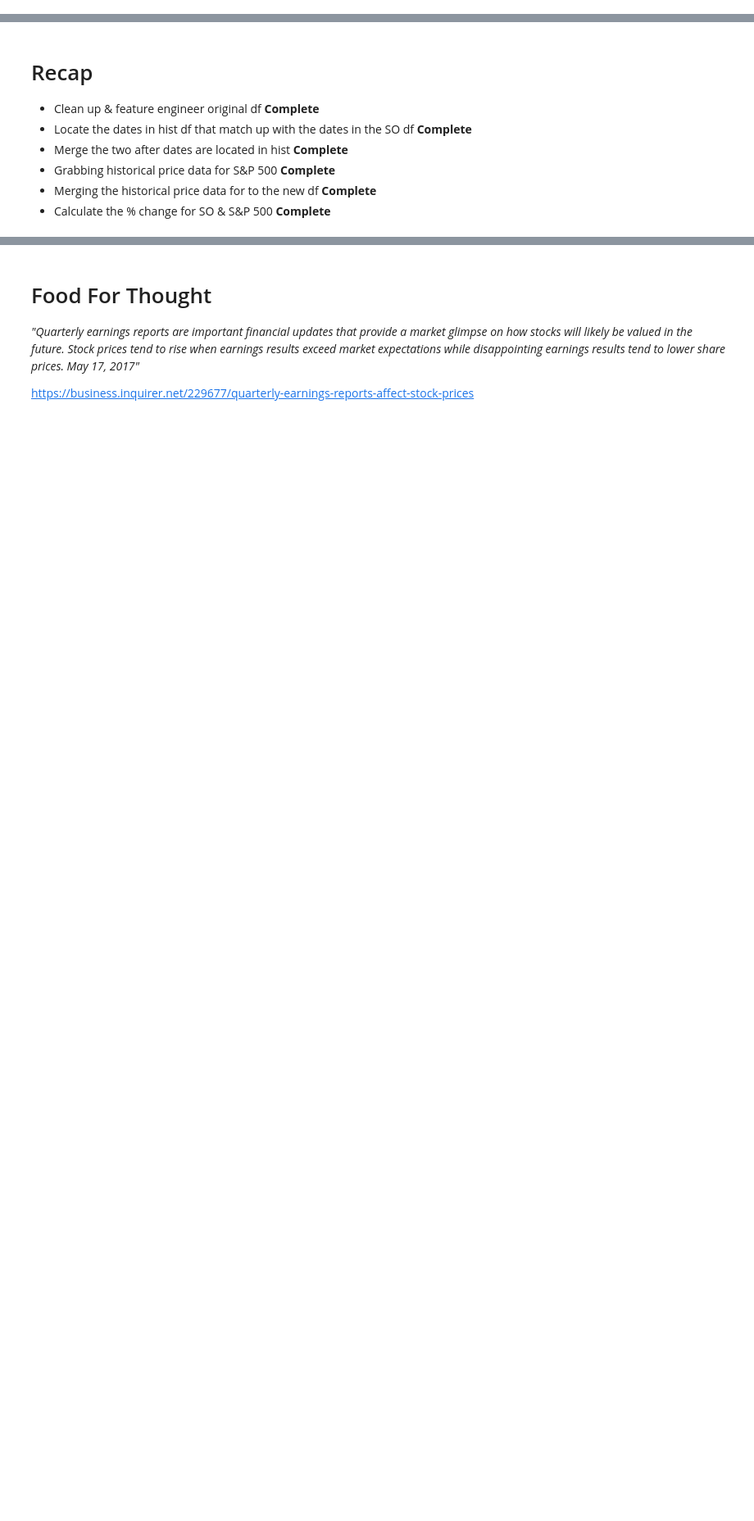
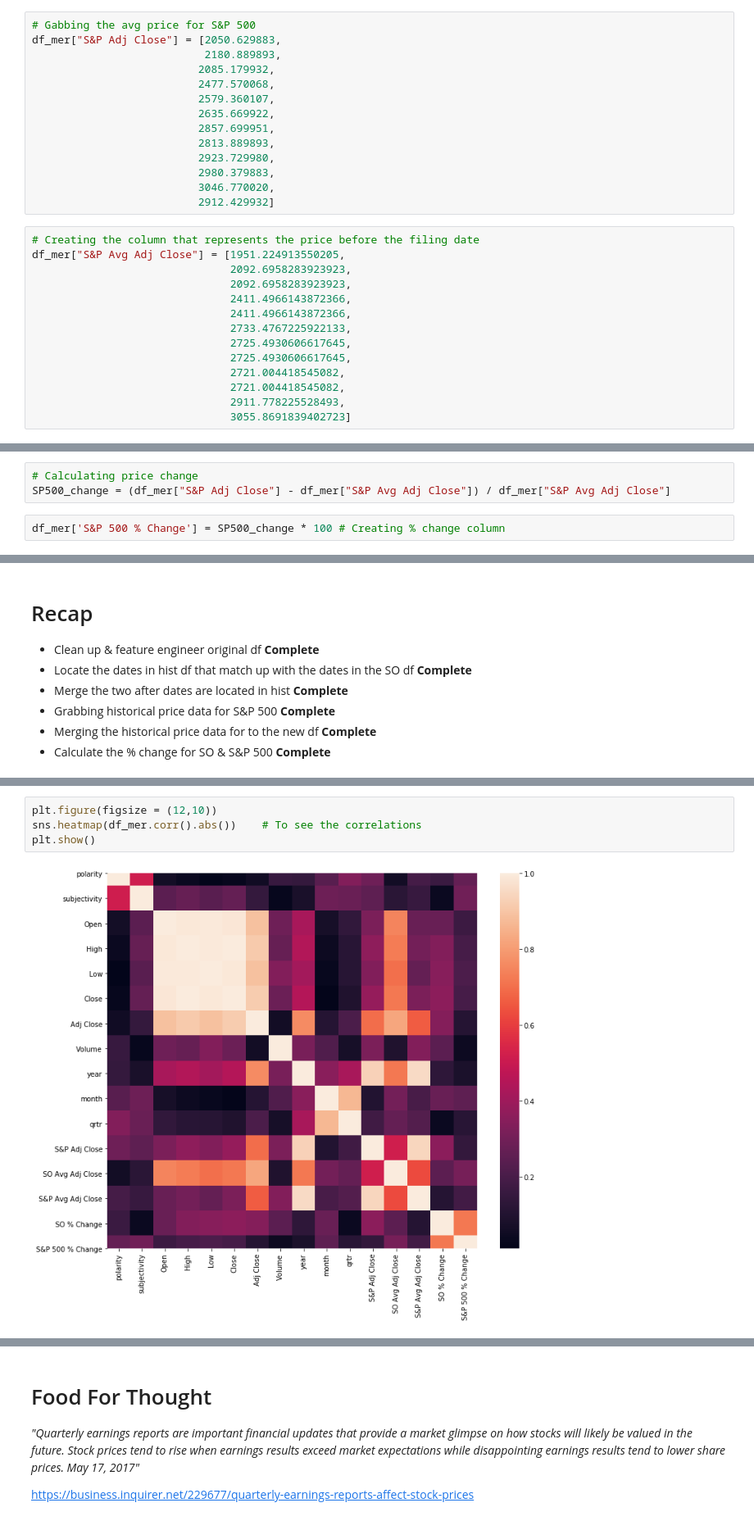
Before and after one commit to bmor2552/QQuarterlyInc, a Jupyter notebook: Notebooks/Step2_Modeling.ipynb, the cells around one changed output, grey strips where cells are left out. Shown: that part at 82% size. Saved outputs shown, nothing was run; the diff lists cells and outputs as text; blank space fills up the shorter version.

```diff
--- a/Notebooks/Step2_Modeling.ipynb
+++ b/Notebooks/Step2_Modeling.ipynb
@@ -783,0 +801,28 @@ def SP500_avg_list ():
+# %%
+# Gabbing the avg price for S&P 500
+df_mer["S&P Adj Close"] = [2050.629883,
+                           2180.889893,
+                          2085.179932,
+                          2477.570068,
+                          2579.360107,
+                          2635.669922,
+                          2857.699951,
+                          2813.889893,
+                          2923.729980,
+                          2980.379883,
+                          3046.770020,
+                          2912.429932]
+# %%
+# Creating the column that represents the price before the filing date
+df_mer["S&P Avg Adj Close"] = [1951.224913550205,
+                               2092.6958283923923,
+                               2092.6958283923923,
+                               2411.4966143872366,
+                               2411.4966143872366,
+                               2733.4767225922133,
+                               2725.4930606617645,
+                               2725.4930606617645,
+                               2721.004418545082,
+                               2721.004418545082,
+                               2911.778225528493,
+                               3055.8691839402723]
@@ -783,0 +839,5 @@ def SP500_avg_list ():
+# %%
+# Calculating price change
+SP500_change = (df_mer["S&P Adj Close"] - df_mer["S&P Avg Adj Close"]) / df_mer["S&P Avg Adj Close"]
+# %%
+df_mer['S&P 500 % Change'] = SP500_change * 100 # Creating % change column
@@ -803,0 +868,6 @@ Now that the feature engineering of the data is complete, and our target is esst
+# %%
+plt.figure(figsize = (12,10))
+sns.heatmap(df_mer.corr().abs())    # To see the correlations
+plt.show()
+# %% [output]
+[figure, added]
```
Also changed, not shown: parts of 47 cells of this notebook.
